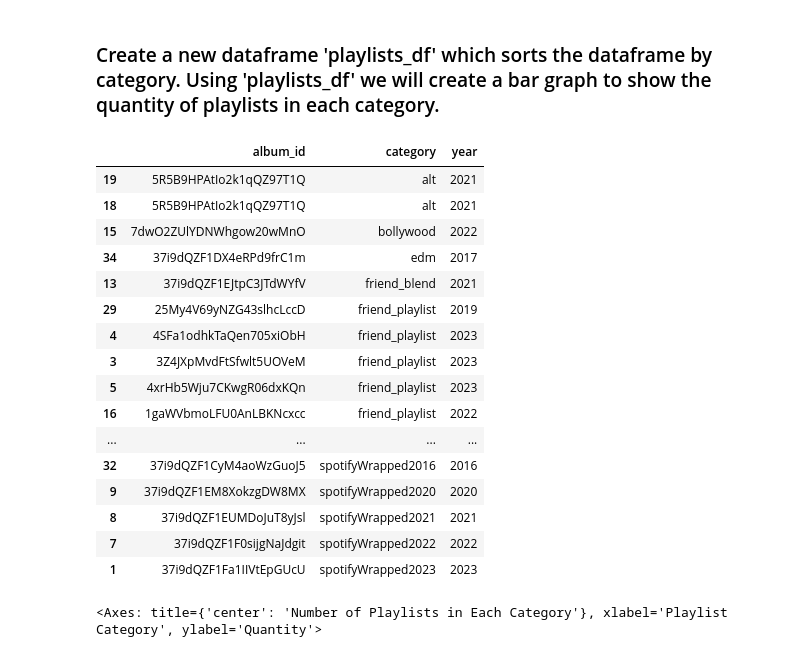
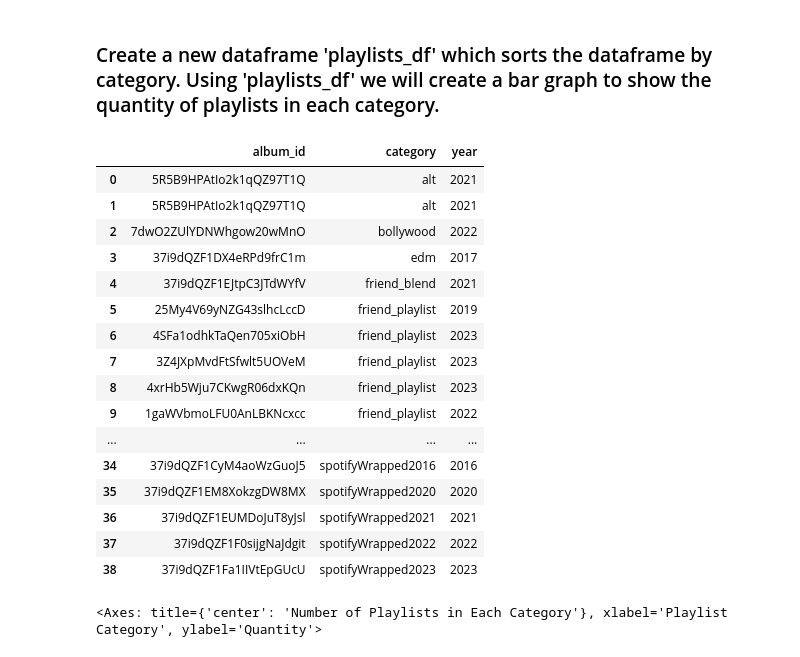
Before and after one commit to ppatel0910/mySpotify_and_machine_learning, a Jupyter notebook: second.ipynb, the cells around one changed output. Saved outputs shown, nothing was run; the diff lists cells and outputs as text; code cells hidden in the pictures.

```diff
--- a/second.ipynb
+++ b/second.ipynb
@@ -207,28 +207,30 @@ df
 # %% [markdown]
 ### Create a new dataframe 'playlists_df' which sorts the dataframe by category. Using 'playlists_df' we will create a bar graph to show the quantity of playlists in each category.
 # %%
-# Organize the dataframe based on the 'category' column
+# Organize the dataframe based on the 'category' column, and reset the index
+# to make it easier to reference data later
 
 playlists_df = df.sort_values(by = "category")
+playlists_df = playlists_df.reset_index(drop = True)
 playlists_df
 # %% [output]
 |  | album_id | category | year |
-| 19 | 5R5B9HPAtIo2k1qQZ97T1Q | alt | 2021 |
-| 18 | 5R5B9HPAtIo2k1qQZ97T1Q | alt | 2021 |
-| 15 | 7dwO2ZUlYDNWhgow20wMnO | bollywood | 2022 |
-| 34 | 37i9dQZF1DX4eRPd9frC1m | edm | 2017 |
-| 13 | 37i9dQZF1EJtpC3JTdWYfV | friend_blend | 2021 |
-| 29 | 25My4V69yNZG43slhcLccD | friend_playlist | 2019 |
-| 4 | 4SFa1odhkTaQen705xiObH | friend_playlist | 2023 |
-| 3 | 3Z4JXpMvdFtSfwlt5UOVeM | friend_playlist | 2023 |
-| 5 | 4xrHb5Wju7CKwgR06dxKQn | friend_playlist | 2023 |
-| 16 | 1gaWVbmoLFU0AnLBKNcxcc | friend_playlist | 2022 |
+| 0 | 5R5B9HPAtIo2k1qQZ97T1Q | alt | 2021 |
+| 1 | 5R5B9HPAtIo2k1qQZ97T1Q | alt | 2021 |
+| 2 | 7dwO2ZUlYDNWhgow20wMnO | bollywood | 2022 |
+| 3 | 37i9dQZF1DX4eRPd9frC1m | edm | 2017 |
+| 4 | 37i9dQZF1EJtpC3JTdWYfV | friend_blend | 2021 |
+| 5 | 25My4V69yNZG43slhcLccD | friend_playlist | 2019 |
+| 6 | 4SFa1odhkTaQen705xiObH | friend_playlist | 2023 |
+| 7 | 3Z4JXpMvdFtSfwlt5UOVeM | friend_playlist | 2023 |
+| 8 | 4xrHb5Wju7CKwgR06dxKQn | friend_playlist | 2023 |
+| 9 | 1gaWVbmoLFU0AnLBKNcxcc | friend_playlist | 2022 |
 | ... | ... | ... | ... |
-| 32 | 37i9dQZF1CyM4aoWzGuoJ5 | spotifyWrapped2016 | 2016 |
-| 9 | 37i9dQZF1EM8XokzgDW8MX | spotifyWrapped2020 | 2020 |
-| 8 | 37i9dQZF1EUMDoJuT8yJsl | spotifyWrapped2021 | 2021 |
-| 7 | 37i9dQZF1F0sijgNaJdgit | spotifyWrapped2022 | 2022 |
-| 1 | 37i9dQZF1Fa1IIVtEpGUcU | spotifyWrapped2023 | 2023 |
+| 34 | 37i9dQZF1CyM4aoWzGuoJ5 | spotifyWrapped2016 | 2016 |
+| 35 | 37i9dQZF1EM8XokzgDW8MX | spotifyWrapped2020 | 2020 |
+| 36 | 37i9dQZF1EUMDoJuT8yJsl | spotifyWrapped2021 | 2021 |
+| 37 | 37i9dQZF1F0sijgNaJdgit | spotifyWrapped2022 | 2022 |
+| 38 | 37i9dQZF1Fa1IIVtEpGUcU | spotifyWrapped2023 | 2023 |
 # %%
 # Determine the number of playlists in each category, and plot the results
 # using the matplotlib Python library
```
Also changed, not shown: parts of 4 cells of this notebook.
